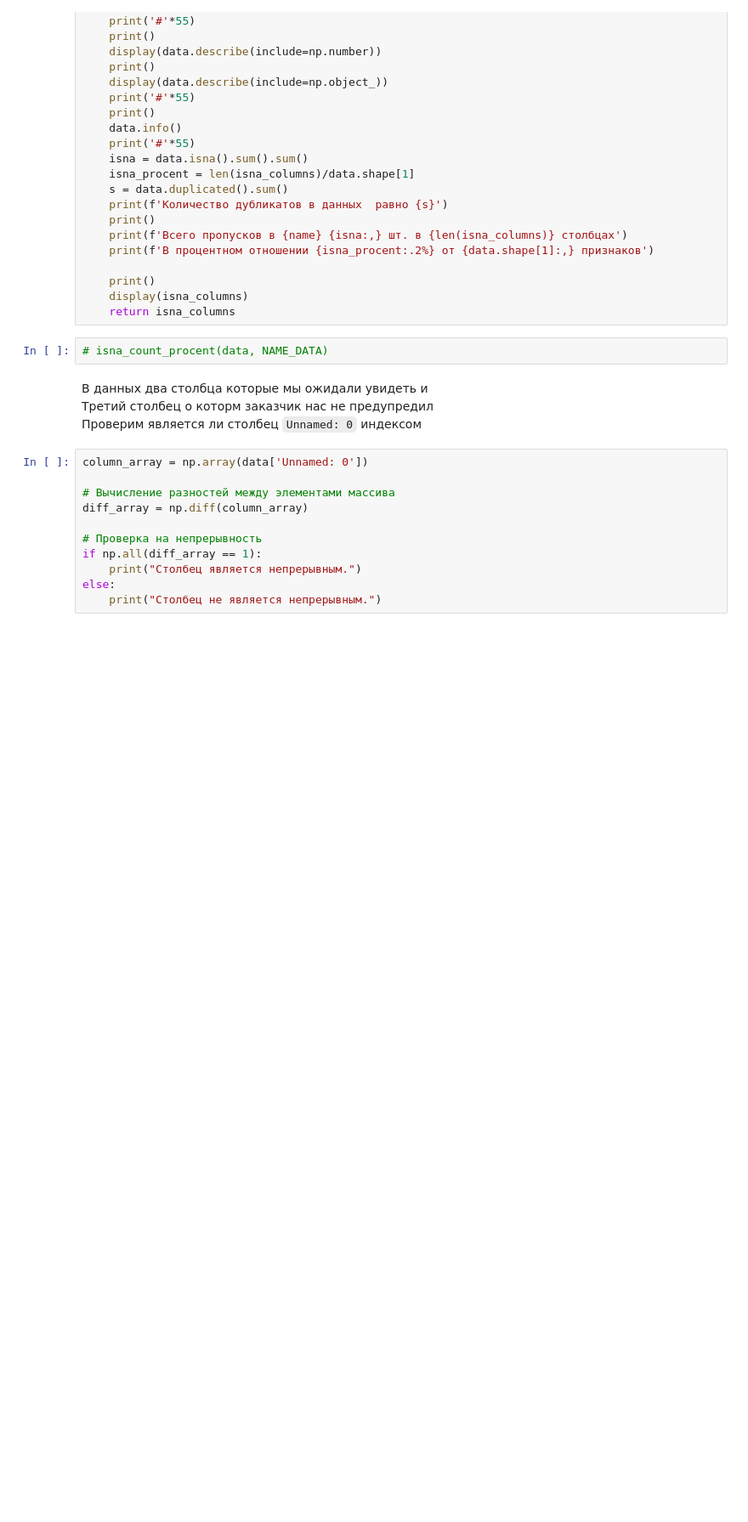
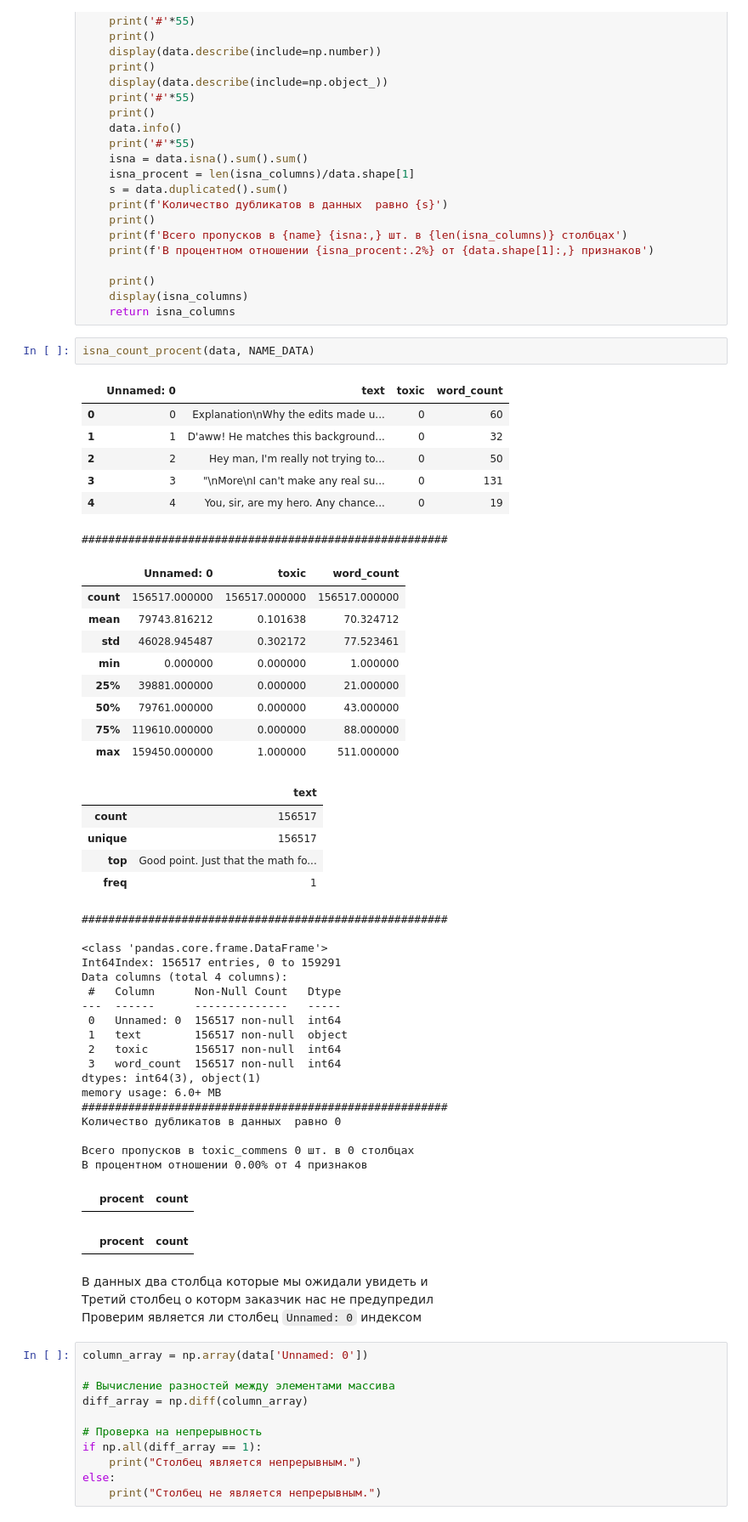
Before and after one commit to MaxMacClane/practicum56, a Jupyter notebook: Машинное_обучение_для_текстов/ba8e7d89-f790-4983-91d7-c8eb056b6c01.ipynb, the cells around one changed output. Shown at 85% size. Saved outputs shown, nothing was run; the diff lists cells and outputs as text; blank space fills up the shorter version.

```diff
--- a/Машинное_обучение_для_текстов/ba8e7d89-f790-4983-91d7-c8eb056b6c01.ipynb
+++ b/Машинное_обучение_для_текстов/ba8e7d89-f790-4983-91d7-c8eb056b6c01.ipynb
@@ -180,7 +241,49 @@ def isna_count_procent(data, name):
     display(isna_columns)
     return isna_columns
 # %%
-# isna_count_procent(data, NAME_DATA)
+isna_count_procent(data, NAME_DATA)
+# %% [output]
+|  | Unnamed: 0 | text | toxic | word_count |
+| 0 | 0 | Explanation\nWhy the edits made u... | 0 | 60 |
+| 1 | 1 | D'aww! He matches this background... | 0 | 32 |
+| 2 | 2 | Hey man, I'm really not trying to... | 0 | 50 |
+| 3 | 3 | "\nMore\nI can't make any real su... | 0 | 131 |
+| 4 | 4 | You, sir, are my hero. Any chance... | 0 | 19 |
+#######################################################
+|  | Unnamed: 0 | toxic | word_count |
+| count | 156517.000000 | 156517.000000 | 156517.000000 |
+| mean | 79743.816212 | 0.101638 | 70.324712 |
+| std | 46028.945487 | 0.302172 | 77.523461 |
+| min | 0.000000 | 0.000000 | 1.000000 |
+| 25% | 39881.000000 | 0.000000 | 21.000000 |
+| 50% | 79761.000000 | 0.000000 | 43.000000 |
+| 75% | 119610.000000 | 0.000000 | 88.000000 |
+| max | 159450.000000 | 1.000000 | 511.000000 |
+|  | text |
+| count | 156517 |
+| unique | 156517 |
+| top | Good point. Just that the math fo... |
+| freq | 1 |
+#######################################################
+
+<class 'pandas.core.frame.DataFrame'>
+Int64Index: 156517 entries, 0 to 159291
+Data columns (total 4 columns):
+ #   Column      Non-Null Count   Dtype
+---  ------      --------------   -----
+ 0   Unnamed: 0  156517 non-null  int64
+ 1   text        156517 non-null  object
+ 2   toxic       156517 non-null  int64
+ 3   word_count  156517 non-null  int64
+dtypes: int64(3), object(1)
+memory usage: 6.0+ MB
+#######################################################
+Количество дубликатов в данных  равно 0
+
+Всего пропусков в toxic_commens 0 шт. в 0 столбцах
+В процентном отношении 0.00% от 4 признаков
+|  | procent | count |
+|  | procent | count |
 # %% [markdown]
 В данных два столбца которые мы ожидали увидеть и <br>
 Третий столбец о которм заказчик нас не предупредил<br>
```
Also changed, not shown: parts of 34 cells of this notebook.
